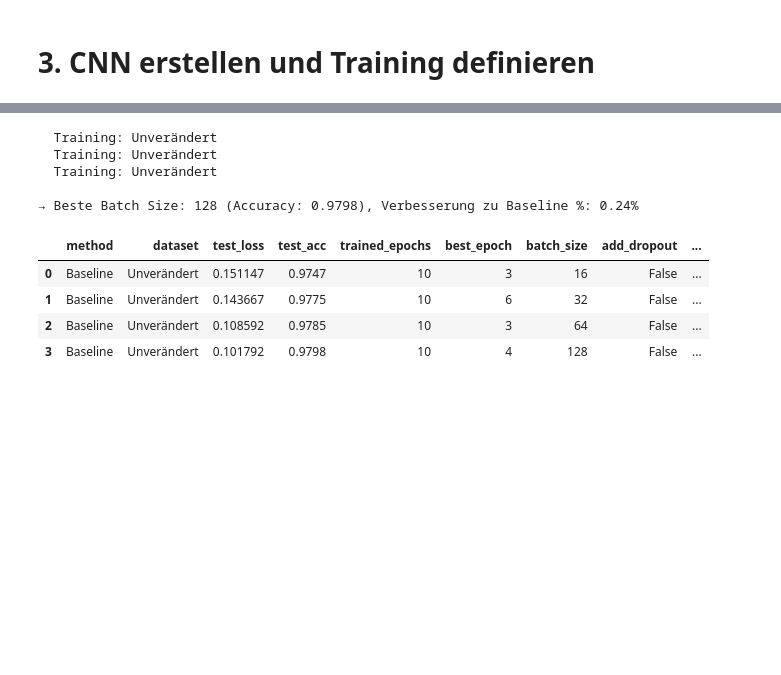
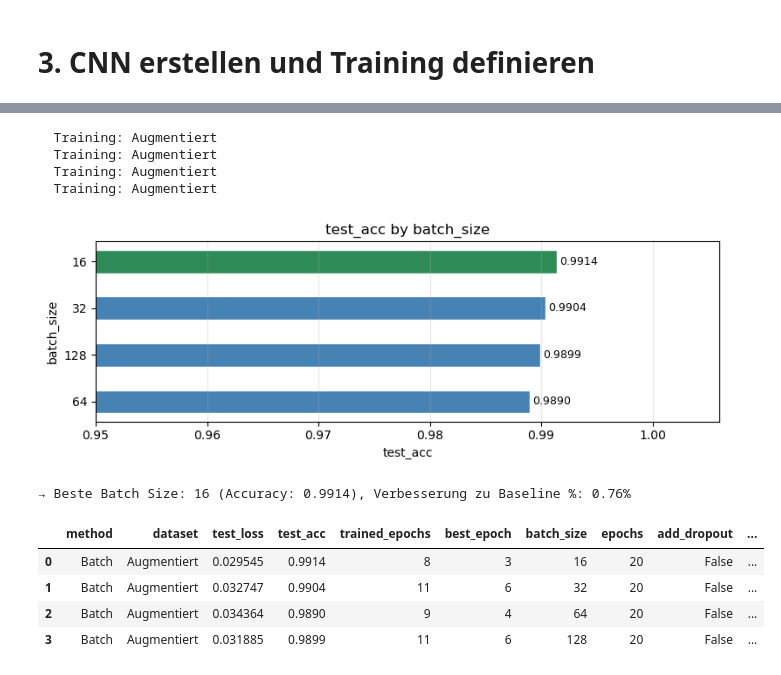
Before and after one commit to ilkersabriorgun/ki-projekt, a Jupyter notebook: Einzelabgaben/Ilker/main.ipynb, the cells around one changed output, grey strips where cells are left out. Saved outputs shown, nothing was run; the diff lists cells and outputs as text; code cells hidden in the pictures; blank space fills up the shorter version.

```diff
--- a/Einzelabgaben/Ilker/main.ipynb
+++ b/Einzelabgaben/Ilker/main.ipynb
@@ -424,0 +402,9 @@ Skipping registering GPU devices...
+# %%
+datasets_results, _ = train_and_evaluate_models(
+    datasets,
+    method="Dataset", batch_size=32, epochs=20, blocks=1, early_stop=True,
+)
+
+
+datasets_acc = datasets_results.iloc[0]["test_acc"]
+print(f"\n→ Dataset accuracy (Block, kein Dropout): {datasets_acc:.4f}")
@@ -424,0 +416,10 @@ Skipping registering GPU devices...
+# %%
+plot_metric_distribution_by_group(
+    datasets_results, metric_col="test_acc", group_col="dataset",
+    x_label_rotation=0, ylim=(0.95, 1.0)
+)
+
+best_dataset = datasets_results.iloc[0]["dataset"]
+best_dataset_acc = datasets_results.iloc[0]["test_acc"]
+
+print(f"\nBeste Vorverarbeitungsvariante: {best_dataset} (Test Accuracy: {best_dataset_acc:.4f})")
@@ -425,32 +429,44 @@ Skipping registering GPU devices...
 # %%
-baseline_16_results, _ = train_and_evaluate_models(
-    {"Unverändert": preprocessing_variants["Unverändert"]},
-    method="Baseline", batch_size=16, epochs=10, blocks=1,
+batch_16_results, _ = train_and_evaluate_models(
+    {best_dataset: datasets[best_dataset]},
+    method="Batch", batch_size=16, epochs=20, early_stop=True, blocks=1,
 )
 
-baseline_64_results, _ = train_and_evaluate_models(
-    {"Unverändert": preprocessing_variants["Unverändert"]},
-    method="Baseline", batch_size=64, epochs=10, blocks=1,
+batch_32_results, _ = train_and_evaluate_models(
+    {best_dataset: datasets[best_dataset]},
+    method="Batch", batch_size=32, epochs=20, early_stop=True, blocks=1,
 )
 
-baseline_128_results, _ = train_and_evaluate_models(
-    {"Unverändert": preprocessing_variants["Unverändert"]},
-    method="Baseline", batch_size=128, epochs=10, blocks=1,
+batch_64_results, _ = train_and_evaluate_models(
+    {best_dataset: datasets[best_dataset]},
+    method="Batch", batch_size=64, epochs=20, early_stop=True, blocks=1,
 )
 
-baseline_batch_size_results = pd.concat([baseline_16_results, baseline_results, baseline_64_results, baseline_128_results], ignore_index=True)
-best_batch_size = baseline_batch_size_results.loc[baseline_batch_size_results["test_acc"].idxmax(), "batch_size"]
-best_batch_size_acc = baseline_batch_size_results["test_acc"].max()
+batch_128_results, _ = train_and_evaluate_models(
+    {best_dataset: datasets[best_dataset]},
+    method="Batch", batch_size=128, epochs=20, early_stop=True, blocks=1,
+)
+
+batch_size_results = pd.concat([batch_16_results, batch_32_results, batch_64_results, batch_128_results], ignore_index=True)
+best_batch_size = batch_size_results.loc[batch_size_results["test_acc"].idxmax(), "batch_size"]
+best_batch_size_acc = batch_size_results["test_acc"].max()
+
+plot_metric_distribution_by_group(
+    batch_size_results, metric_col="test_acc", group_col="batch_size",
+    x_label_rotation=0, ylim=(0.95, 1.0)
+)
+
 print(f"\n→ Beste Batch Size: {best_batch_size} (Accuracy: {best_batch_size_acc:.4f}), Verbesserung zu Baseline %: {(best_batch_size_acc - baseline_acc) / baseline_acc * 100:.2f}%")
-baseline_batch_size_results
+batch_size_results
 # %% [output]
-  Training: Unverändert
-  Training: Unverändert
-  Training: Unverändert
-
-→ Beste Batch Size: 128 (Accuracy: 0.9798), Verbesserung zu Baseline %: 0.24%
+  Training: Augmentiert
+  Training: Augmentiert
+  Training: Augmentiert
+  Training: Augmentiert
+[figure, added]
+→ Beste Batch Size: 16 (Accuracy: 0.9914), Verbesserung zu Baseline %: 0.76%
-|  | method | dataset | test_loss | test_acc | trained_epochs | best_epoch | batch_size | add_dropout | ... |
-| 0 | Baseline | Unverändert | 0.151147 | 0.9747 | 10 | 3 | 16 | False | ... |
-| 1 | Baseline | Unverändert | 0.143667 | 0.9775 | 10 | 6 | 32 | False | ... |
-| 2 | Baseline | Unverändert | 0.108592 | 0.9785 | 10 | 3 | 64 | False | ... |
-| 3 | Baseline | Unverändert | 0.101792 | 0.9798 | 10 | 4 | 128 | False | ... |
+|  | method | dataset | test_loss | test_acc | trained_epochs | best_epoch | batch_size | epochs | add_dropout | ... |
+| 0 | Batch | Augmentiert | 0.029545 | 0.9914 | 8 | 3 | 16 | 20 | False | ... |
+| 1 | Batch | Augmentiert | 0.032747 | 0.9904 | 11 | 6 | 32 | 20 | False | ... |
+| 2 | Batch | Augmentiert | 0.034364 | 0.9890 | 9 | 4 | 64 | 20 | False | ... |
+| 3 | Batch | Augmentiert | 0.031885 | 0.9899 | 11 | 6 | 128 | 20 | False | ... |
```
Also changed, not shown: parts of 30 cells of this notebook, 4 other files.
